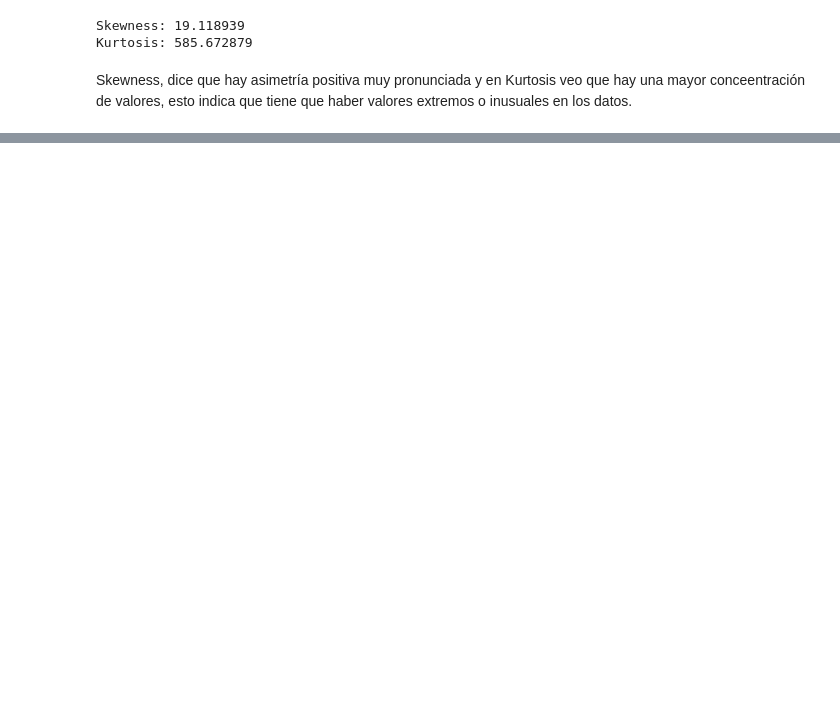
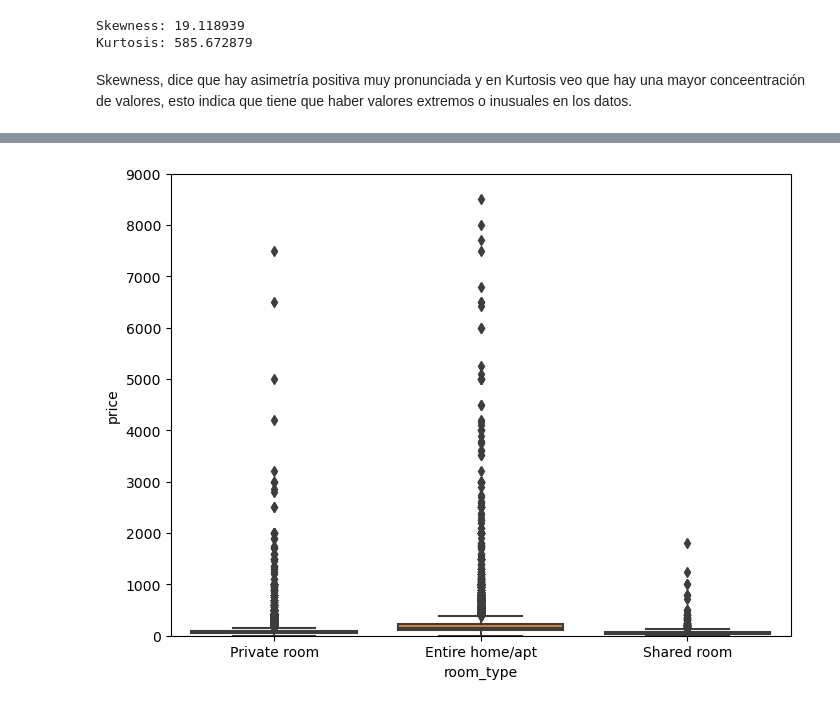
Before and after one commit to AI-School-F5-P2/Data_Analyst, a Jupyter notebook: Cities/New_York.ipynb, the cells around one changed output, grey strips where cells are left out. Saved outputs shown, nothing was run; the diff lists cells and outputs as text; code cells hidden in the pictures; blank space fills up the shorter version.

```diff
--- a/Cities/New_York.ipynb
+++ b/Cities/New_York.ipynb
@@ -155,0 +172,12 @@ Skewness, dice que hay asimetría positiva muy pronunciada y en Kurtosis veo que
+# %%
+# Convertir 'room_type' en categórica
+#city['room_type'] = city['room_type'].astype('category')
+
+# Diagrama de cajas room_type/price
+local= 'room_type'
+data=pd.concat([city["price"], city[local]], axis=1)
+f, ax = plt.subplots(figsize=(8, 6))
+fig = sns.boxplot(x=local, y="price", data=data)
+fig.axis(ymin=0, ymax=9000);
+# %% [output]
+[figure, added]
```
Also changed, not shown: parts of 14 cells of this notebook.
